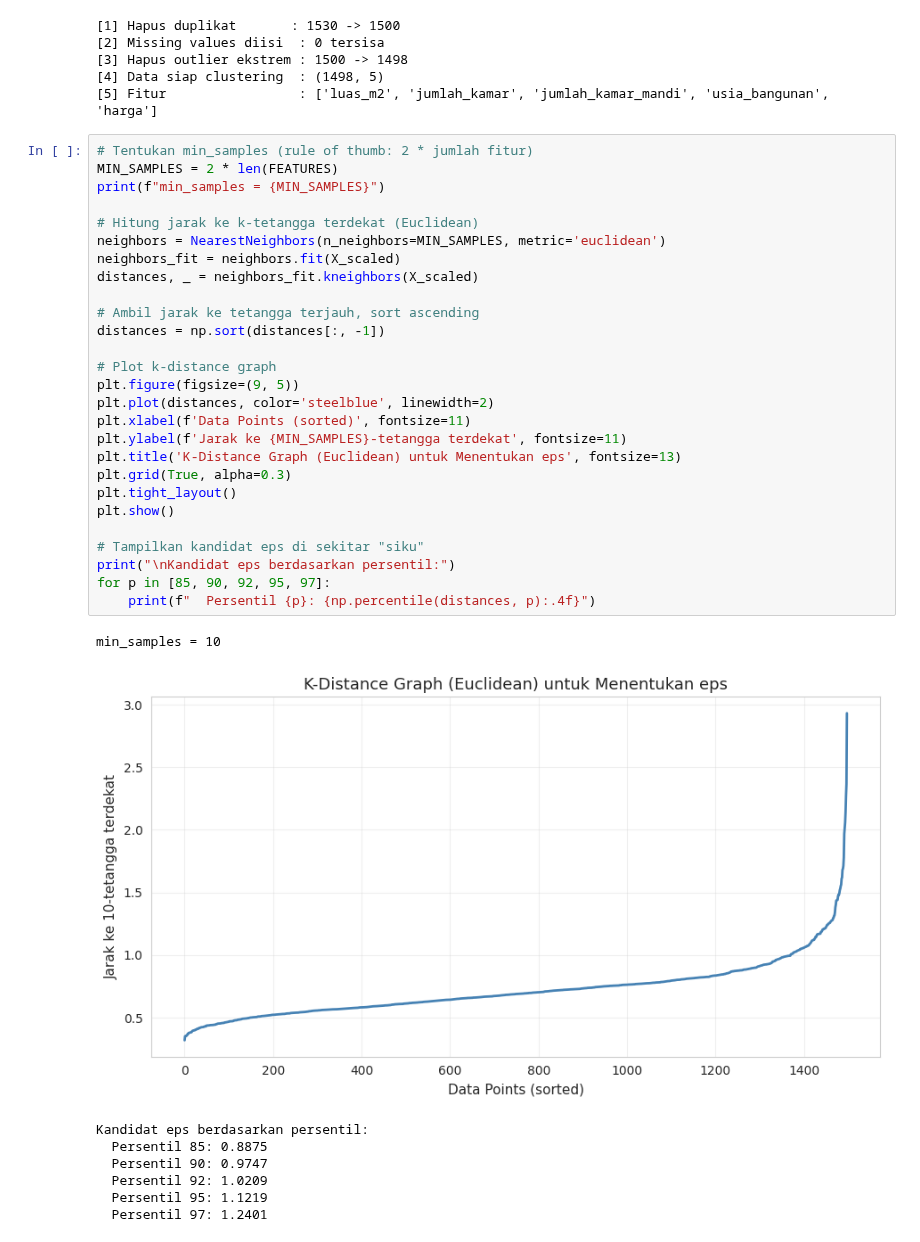
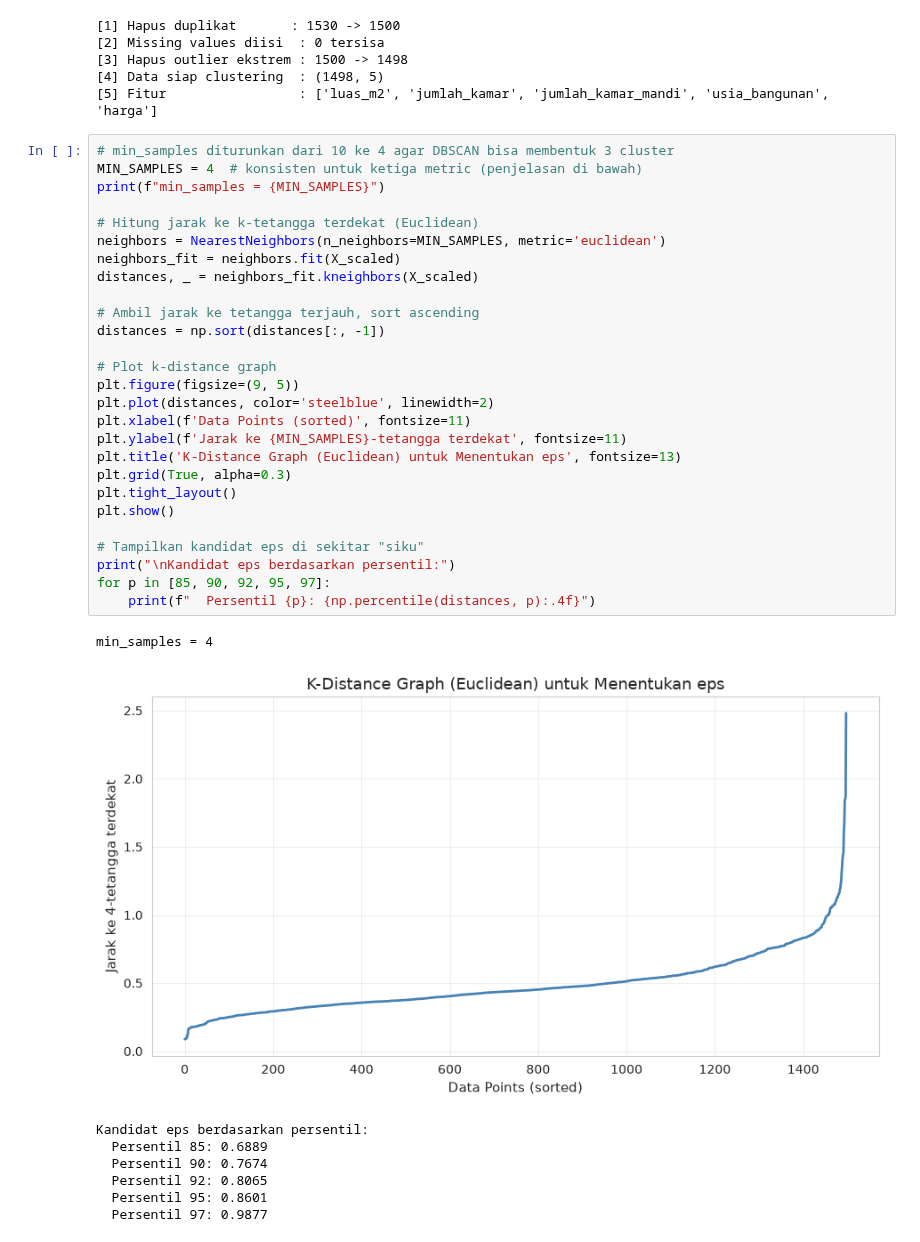
Before and after one commit to rachmadnanda/MachineLearning2026, a Jupyter notebook: DBScanEuclidean.ipynb, the cells around one changed output. Saved outputs shown, nothing was run; the diff lists cells and outputs as text.

```diff
--- a/DBScanEuclidean.ipynb
+++ b/DBScanEuclidean.ipynb
@@ -89,38 +89,38 @@ print(f"[5] Fitur                 : {FEATURES}")
 [4] Data siap clustering  : (1498, 5)
 [5] Fitur                 : ['luas_m2', 'jumlah_kamar', 'jumlah_kamar_mandi', 'usia_bangunan', 'harga']
 # %%
-# Tentukan min_samples (rule of thumb: 2 * jumlah fitur)
-MIN_SAMPLES = 2 * len(FEATURES)
+# min_samples diturunkan dari 10 ke 4 agar DBSCAN bisa membentuk 3 cluster
+MIN_SAMPLES = 4  # konsisten untuk ketiga metric (penjelasan di bawah)
 print(f"min_samples = {MIN_SAMPLES}")
 
 # Hitung jarak ke k-tetangga terdekat (Euclidean)
 neighbors = NearestNeighbors(n_neighbors=MIN_SAMPLES, metric='euclidean')
 neighbors_fit = neighbors.fit(X_scaled)
 distances, _ = neighbors_fit.kneighbors(X_scaled)
 
 # Ambil jarak ke tetangga terjauh, sort ascending
 distances = np.sort(distances[:, -1])
 
 # Plot k-distance graph
 plt.figure(figsize=(9, 5))
 plt.plot(distances, color='steelblue', linewidth=2)
 plt.xlabel(f'Data Points (sorted)', fontsize=11)
 plt.ylabel(f'Jarak ke {MIN_SAMPLES}-tetangga terdekat', fontsize=11)
 plt.title('K-Distance Graph (Euclidean) untuk Menentukan eps', fontsize=13)
 plt.grid(True, alpha=0.3)
 plt.tight_layout()
 plt.show()
 
 # Tampilkan kandidat eps di sekitar "siku"
 print("\nKandidat eps berdasarkan persentil:")
 for p in [85, 90, 92, 95, 97]:
     print(f"  Persentil {p}: {np.percentile(distances, p):.4f}")
 # %% [output]
-min_samples = 10
+min_samples = 4
-[figure, old version]
+[figure, new version]
 Kandidat eps berdasarkan persentil:
-  Persentil 85: 0.8875
-  Persentil 90: 0.9747
-  Persentil 92: 1.0209
-  Persentil 95: 1.1219
-  Persentil 97: 1.2401
+  Persentil 85: 0.6889
+  Persentil 90: 0.7674
+  Persentil 92: 0.8065
+  Persentil 95: 0.8601
+  Persentil 97: 0.9877
```
Also changed, not shown: parts of 9 cells of this notebook, 9 other files.
